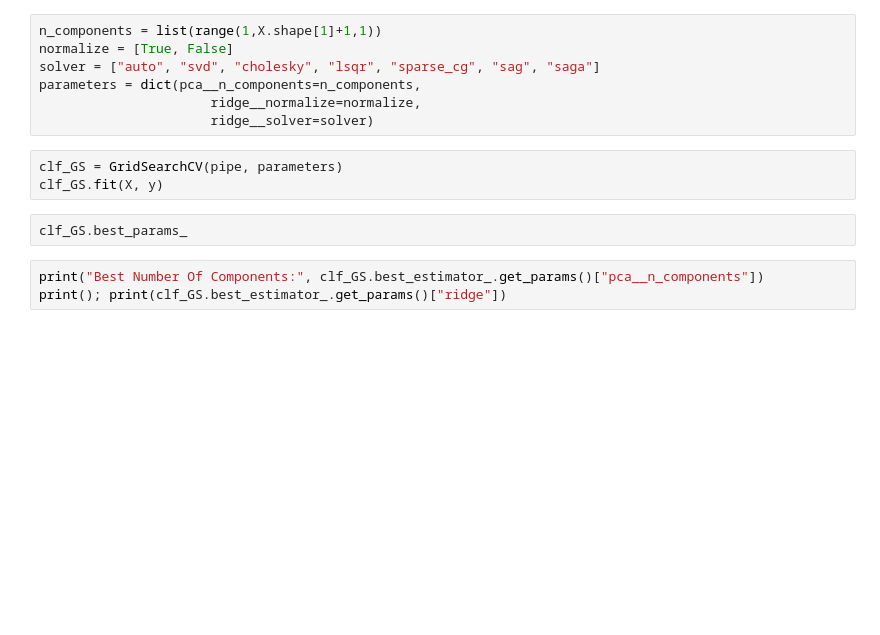
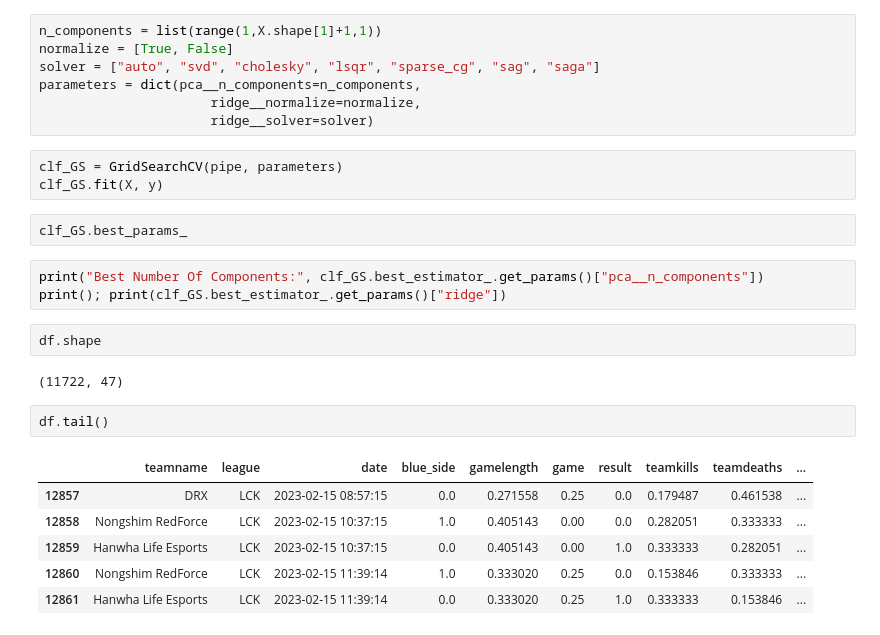
Before and after one commit to richie-p-meyer/league, a Jupyter notebook: scratch.ipynb, the cells around one changed output. Cells and saved outputs as stored; diff of their text form; blank space fills up the shorter version.

```diff
--- a/scratch.ipynb
+++ b/scratch.ipynb
@@ -405,3 +405,16 @@ clf_GS.best_params_
 # %%
 print("Best Number Of Components:", clf_GS.best_estimator_.get_params()["pca__n_components"])
 print(); print(clf_GS.best_estimator_.get_params()["ridge"])
+# %%
+df.shape
+# %% [output]
+(11722, 47)
+# %%
+df.tail()
+# %% [output]
+|  | teamname | league | date | blue_side | gamelength | game | result | teamkills | teamdeaths | ... |
+| 12857 | DRX | LCK | 2023-02-15 08:57:15 | 0.0 | 0.271558 | 0.25 | 0.0 | 0.179487 | 0.461538 | ... |
+| 12858 | Nongshim RedForce | LCK | 2023-02-15 10:37:15 | 1.0 | 0.405143 | 0.00 | 0.0 | 0.282051 | 0.333333 | ... |
+| 12859 | Hanwha Life Esports | LCK | 2023-02-15 10:37:15 | 0.0 | 0.405143 | 0.00 | 1.0 | 0.333333 | 0.282051 | ... |
+| 12860 | Nongshim RedForce | LCK | 2023-02-15 11:39:14 | 1.0 | 0.333020 | 0.25 | 0.0 | 0.153846 | 0.333333 | ... |
+| 12861 | Hanwha Life Esports | LCK | 2023-02-15 11:39:14 | 0.0 | 0.333020 | 0.25 | 1.0 | 0.333333 | 0.153846 | ... |
```
Also changed, not shown: 3 other files.
